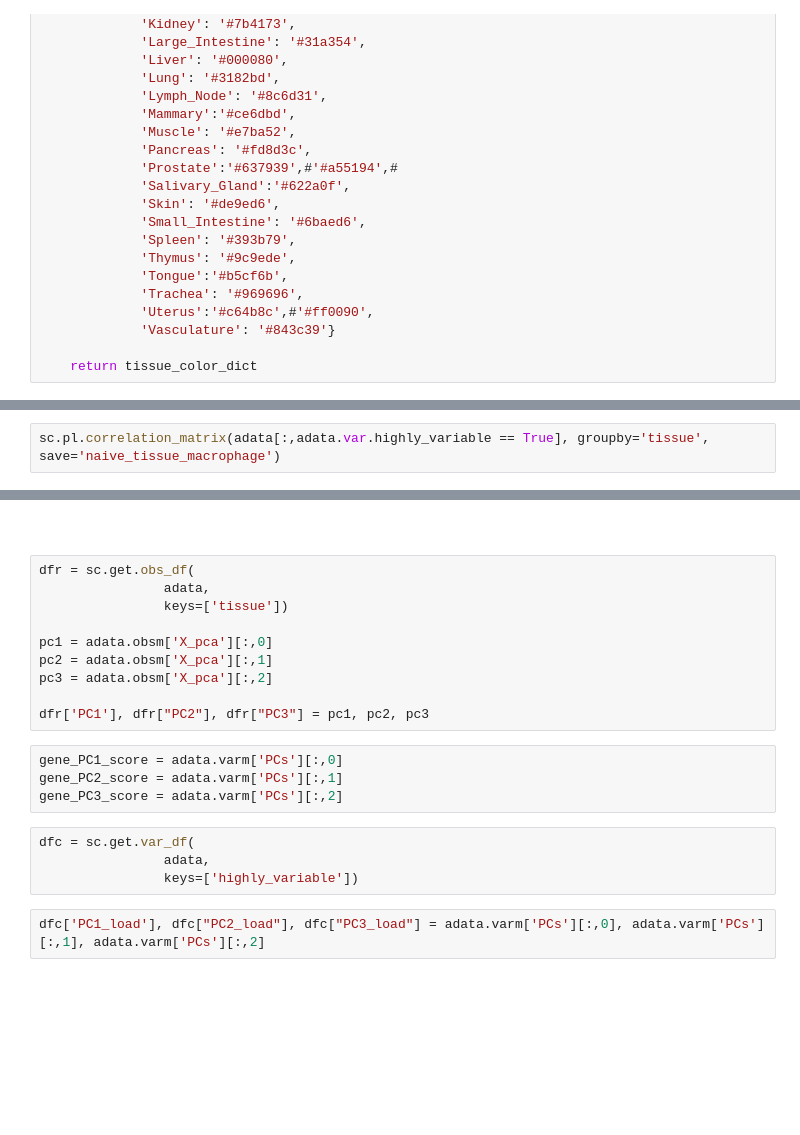
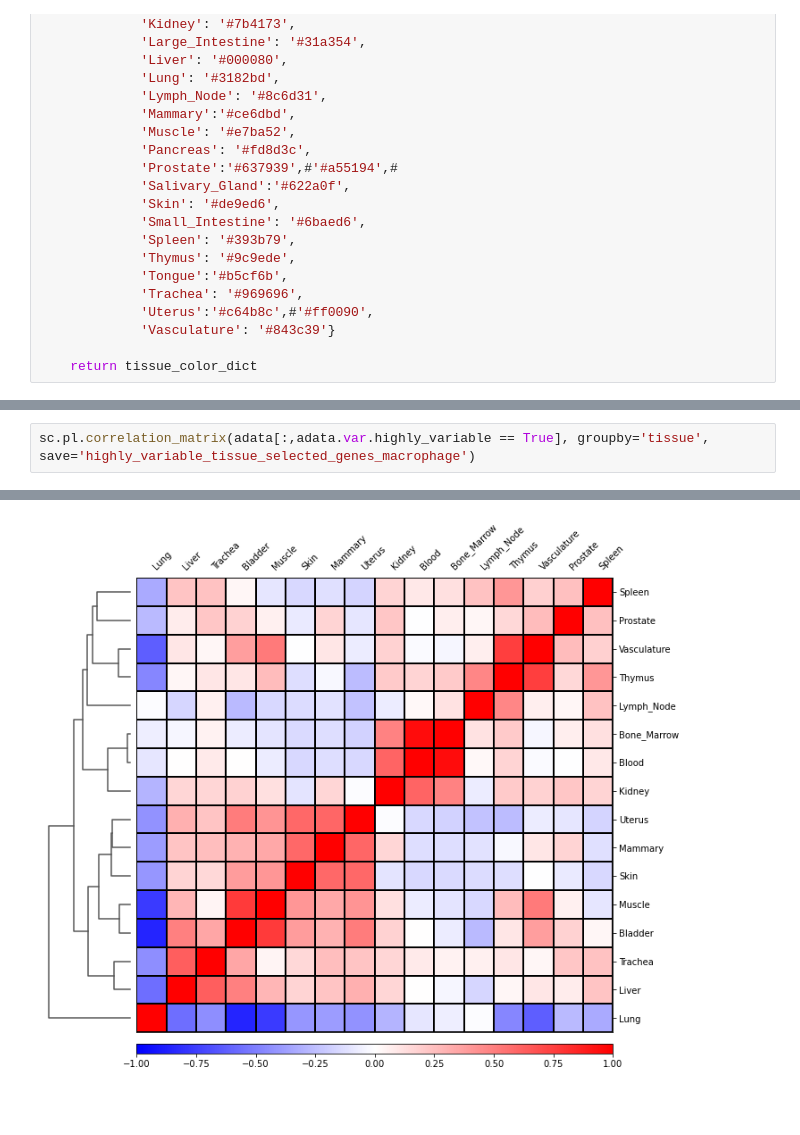
Before and after one commit to michael-swift/tsp-immune-analysis, a Jupyter notebook: notebooks/immune_signatures/nheatmap.ipynb, the cells around one changed output, grey strips where cells are left out. Saved outputs shown, nothing was run; the diff lists cells and outputs as text; blank space fills up the shorter version.

```diff
--- a/notebooks/immune_signatures/nheatmap.ipynb
+++ b/notebooks/immune_signatures/nheatmap.ipynb
@@ -125,2 +104,3 @@ Trying to set attribute `.uns` of view, copying.
 # %%
-sc.pl.correlation_matrix(adata[:,adata.var.highly_variable == True], groupby='tissue', save='naive_tissue_macrophage')
+sc.pl.correlation_matrix(adata[:,adata.var.highly_variable == True], groupby='tissue', save='highly_variable_tissue_selected_genes_macrophage')
+# %% [output]
@@ -127,22 +110,3 @@ sc.pl.correlation_matrix(adata[:,adata.var.highly_variable == True], groupby='ti
+[figure, added]
 # %% [markdown]
 ####
-# %%
-dfr = sc.get.obs_df(
-                adata,
-                keys=['tissue'])
-
-pc1 = adata.obsm['X_pca'][:,0]
-pc2 = adata.obsm['X_pca'][:,1]
-pc3 = adata.obsm['X_pca'][:,2]
-
-dfr['PC1'], dfr["PC2"], dfr["PC3"] = pc1, pc2, pc3
-# %%
-gene_PC1_score = adata.varm['PCs'][:,0]
-gene_PC2_score = adata.varm['PCs'][:,1]
-gene_PC3_score = adata.varm['PCs'][:,2]
-# %%
-dfc = sc.get.var_df(
-                adata,
-                keys=['highly_variable'])
-# %%
-dfc['PC1_load'], dfc["PC2_load"], dfc["PC3_load"] = adata.varm['PCs'][:,0], adata.varm['PCs'][:,1], adata.varm['PCs'][:,2]
```
Also changed, not shown: parts of 28 cells of this notebook, 6 other files.
